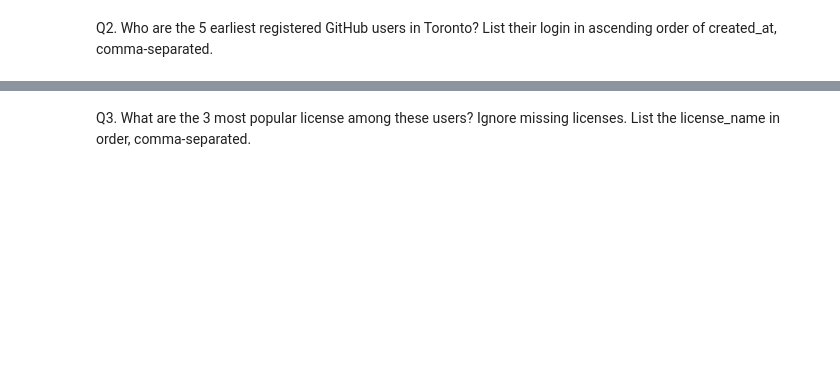
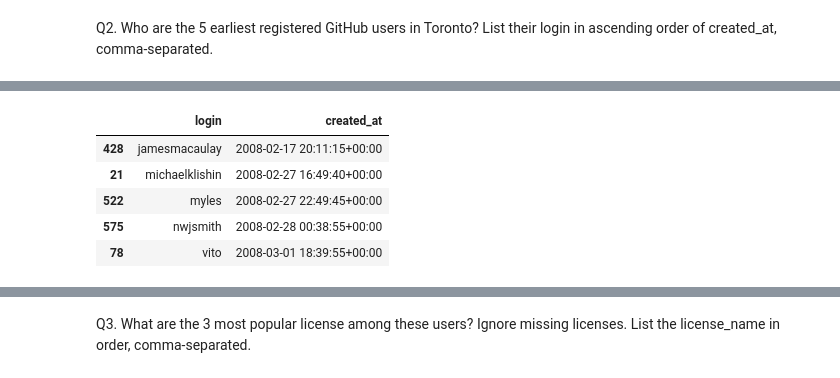
Before and after one commit to 22f3001905/tds-project-1-github-users-repos, a Jupyter notebook: notebook.ipynb, the cells around one changed output, grey strips where cells are left out. Saved outputs shown, nothing was run; the diff lists cells and outputs as text; code cells hidden in the pictures; blank space fills up the shorter version.

```diff
--- a/notebook.ipynb
+++ b/notebook.ipynb
@@ -253,3 +403,12 @@ users_df.head()
+# %%
+users_df.iloc[users_df['created_at'].sort_values(ascending=True).index[:5].to_list()][['login', 'created_at']]
+# %% [output]
+|  | login | created_at |
+| 428 | jamesmacaulay | 2008-02-17 20:11:15+00:00 |
+| 21 | michaelklishin | 2008-02-27 16:49:40+00:00 |
+| 522 | myles | 2008-02-27 22:49:45+00:00 |
+| 575 | nwjsmith | 2008-02-28 00:38:55+00:00 |
+| 78 | vito | 2008-03-01 18:39:55+00:00 |
 # %%
 oldest_users = users_df.iloc[users_df['created_at'].sort_values(ascending=True).index[:5].to_list()]['login'].to_list()
 ','.join(sorted(oldest_users))
```
Also changed, not shown: parts of 63 cells of this notebook, 4 other files.
